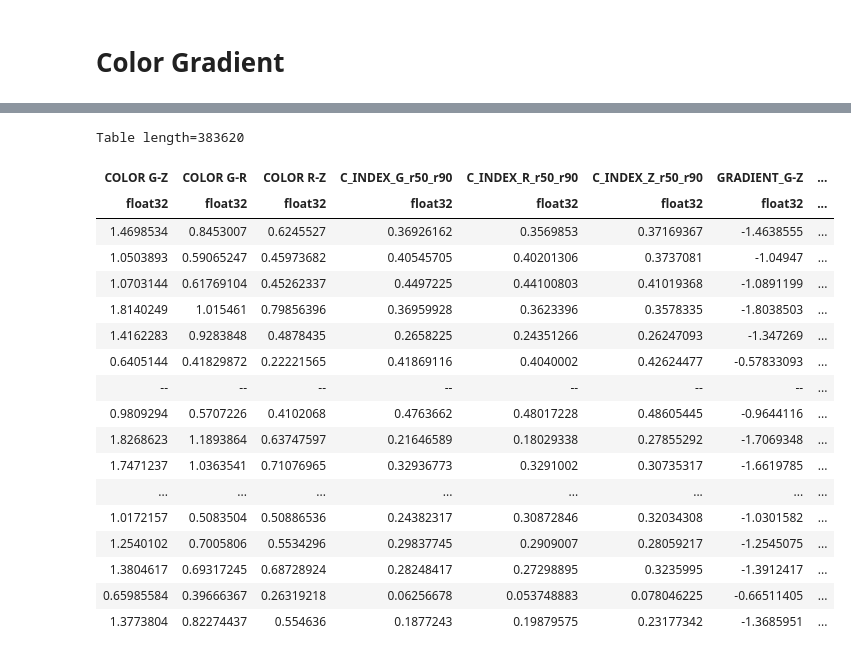
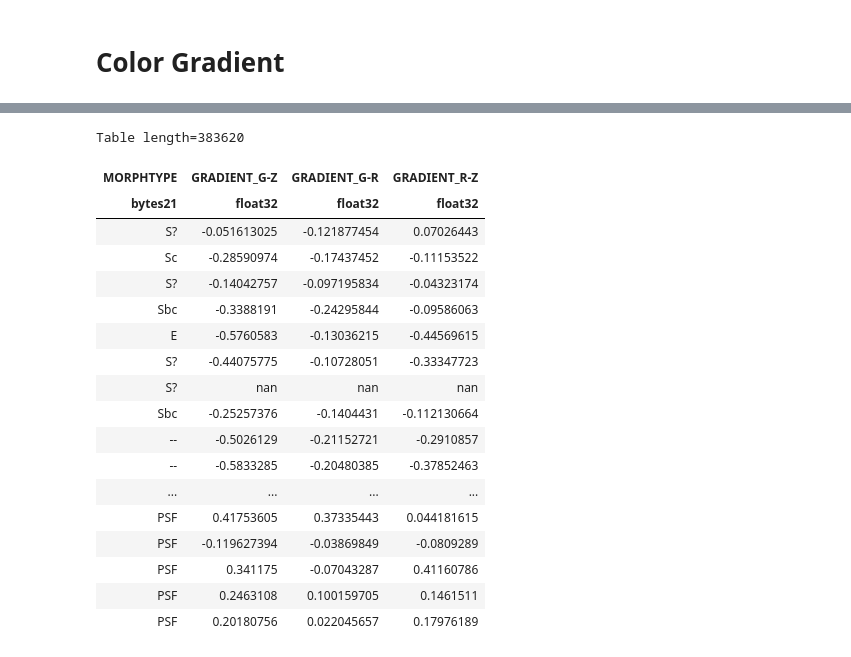
Before and after one commit to DESI-UR/DESI_SGA, a Jupyter notebook: Morphology/Color_Gradient.ipynb, the cells around one changed output, grey strips where cells are left out. Cells and saved outputs as stored; diff of their text form; code cells hidden in the pictures.

```diff
--- a/Morphology/Color_Gradient.ipynb
+++ b/Morphology/Color_Gradient.ipynb
@@ -146,5 +340,5 @@ print(delta_g90_50)
 # %%
 # Actual gradients between m(r90) and m(r50), these are the tiny values
-Grad_gz_r90_50 = delta_g90_50 - delta_z90_50
-Grad_gr_r90_50 = delta_g90_50 - delta_r90_50
-Grad_rz_r90_50 = delta_r90_50 - delta_z90_50
+Grad_gz_r26_50 = delta_g26_50 - delta_z26_50
+Grad_gr_r26_50 = delta_g26_50 - delta_r26_50
+Grad_rz_r26_50 = delta_r26_50 - delta_z26_50
@@ -183,5 +344,0 @@ np.unique(Color_grad_r_z)
-# %%
-SGA_color_params.add_column(col=Color_grad_g_z, name ="GRADIENT_G-Z")
-SGA_color_params.add_column(col=Color_grad_g_r, name ="GRADIENT_G-R")
-SGA_color_params.add_column(col=Color_grad_r_z, name ="GRADIENT_R-Z")
-SGA_color_params
@@ -215,0 +372,13 @@ plt.show()
+# %%
+# Filter for main values only (see histograms for reference)
+
+Grad_gr_r26_50[Grad_gr_r26_50 > 1.5] = np.NaN
+Grad_gr_r26_50[Grad_gr_r26_50 < -1.5] = np.NaN
+Grad_gz_r26_50[Grad_gz_r26_50 > 1.5] = np.NaN
+Grad_gz_r26_50[Grad_gz_r26_50 < -2.5] = np.NaN
+Grad_rz_r26_50[Grad_rz_r26_50 > 1.5] = np.NaN
+Grad_rz_r26_50[Grad_rz_r26_50 < -2.5] = np.NaN
+# %%
+SGA_color_params.add_column(col=Grad_gz_r26_50, name = "GRADIENT_G-Z")
+SGA_color_params.add_column(col=Grad_gr_r26_50, name = "GRADIENT_G-R")
+SGA_color_params.add_column(col=Grad_rz_r26_50, name = "GRADIENT_R-Z")
@@ -216,25 +387,23 @@ plt.show()
 # %%
-Calculated_params = Table([SGA_color_params['COLOR G-Z'], SGA_color_params['COLOR G-R'], SGA_color_params['COLOR R-Z'], SGA_color_params['C_INDEX_G_r50_r90'],
-                           SGA_color_params['C_INDEX_R_r50_r90'], SGA_color_params['C_INDEX_Z_r50_r90'], SGA_color_params['GRADIENT_G-Z'],
-                           SGA_color_params['GRADIENT_G-R'], SGA_color_params['GRADIENT_R-Z']])
+Calculated_params = Table([SGA_color_params['MORPHTYPE'], SGA_color_params['GRADIENT_G-Z'], SGA_color_params['GRADIENT_G-R'], SGA_color_params['GRADIENT_R-Z']])
 Calculated_params
 # %% [output]
 Table length=383620
-| COLOR G-Z | COLOR G-R | COLOR R-Z | C_INDEX_G_r50_r90 | C_INDEX_R_r50_r90 | C_INDEX_Z_r50_r90 | GRADIENT_G-Z | ... |
-| float32 | float32 | float32 | float32 | float32 | float32 | float32 | ... |
-| 1.4698534 | 0.8453007 | 0.6245527 | 0.36926162 | 0.3569853 | 0.37169367 | -1.4638555 | ... |
-| 1.0503893 | 0.59065247 | 0.45973682 | 0.40545705 | 0.40201306 | 0.3737081 | -1.04947 | ... |
-| 1.0703144 | 0.61769104 | 0.45262337 | 0.4497225 | 0.44100803 | 0.41019368 | -1.0891199 | ... |
-| 1.8140249 | 1.015461 | 0.79856396 | 0.36959928 | 0.3623396 | 0.3578335 | -1.8038503 | ... |
-| 1.4162283 | 0.9283848 | 0.4878435 | 0.2658225 | 0.24351266 | 0.26247093 | -1.347269 | ... |
-| 0.6405144 | 0.41829872 | 0.22221565 | 0.41869116 | 0.4040002 | 0.42624477 | -0.57833093 | ... |
-| -- | -- | -- | -- | -- | -- | -- | ... |
-| 0.9809294 | 0.5707226 | 0.4102068 | 0.4763662 | 0.48017228 | 0.48605445 | -0.9644116 | ... |
-| 1.8268623 | 1.1893864 | 0.63747597 | 0.21646589 | 0.18029338 | 0.27855292 | -1.7069348 | ... |
-| 1.7471237 | 1.0363541 | 0.71076965 | 0.32936773 | 0.3291002 | 0.30735317 | -1.6619785 | ... |
-| ... | ... | ... | ... | ... | ... | ... | ... |
-| 1.0172157 | 0.5083504 | 0.50886536 | 0.24382317 | 0.30872846 | 0.32034308 | -1.0301582 | ... |
-| 1.2540102 | 0.7005806 | 0.5534296 | 0.29837745 | 0.2909007 | 0.28059217 | -1.2545075 | ... |
-| 1.3804617 | 0.69317245 | 0.68728924 | 0.28248417 | 0.27298895 | 0.3235995 | -1.3912417 | ... |
-| 0.65985584 | 0.39666367 | 0.26319218 | 0.06256678 | 0.053748883 | 0.078046225 | -0.66511405 | ... |
-| 1.3773804 | 0.82274437 | 0.554636 | 0.1877243 | 0.19879575 | 0.23177342 | -1.3685951 | ... |
+| MORPHTYPE | GRADIENT_G-Z | GRADIENT_G-R | GRADIENT_R-Z |
+| bytes21 | float32 | float32 | float32 |
+| S? | -0.051613025 | -0.121877454 | 0.07026443 |
+| Sc | -0.28590974 | -0.17437452 | -0.11153522 |
+| S? | -0.14042757 | -0.097195834 | -0.04323174 |
+| Sbc | -0.3388191 | -0.24295844 | -0.09586063 |
+| E | -0.5760583 | -0.13036215 | -0.44569615 |
+| S? | -0.44075775 | -0.10728051 | -0.33347723 |
+| S? | nan | nan | nan |
+| Sbc | -0.25257376 | -0.1404431 | -0.112130664 |
+| -- | -0.5026129 | -0.21152721 | -0.2910857 |
+| -- | -0.5833285 | -0.20480385 | -0.37852463 |
+| ... | ... | ... | ... |
+| PSF | 0.41753605 | 0.37335443 | 0.044181615 |
+| PSF | -0.119627394 | -0.03869849 | -0.0809289 |
+| PSF | 0.341175 | -0.07043287 | 0.41160786 |
+| PSF | 0.2463108 | 0.100159705 | 0.1461511 |
+| PSF | 0.20180756 | 0.022045657 | 0.17976189 |
```
Also changed, not shown: parts of 30 cells of this notebook, 2 other files.
